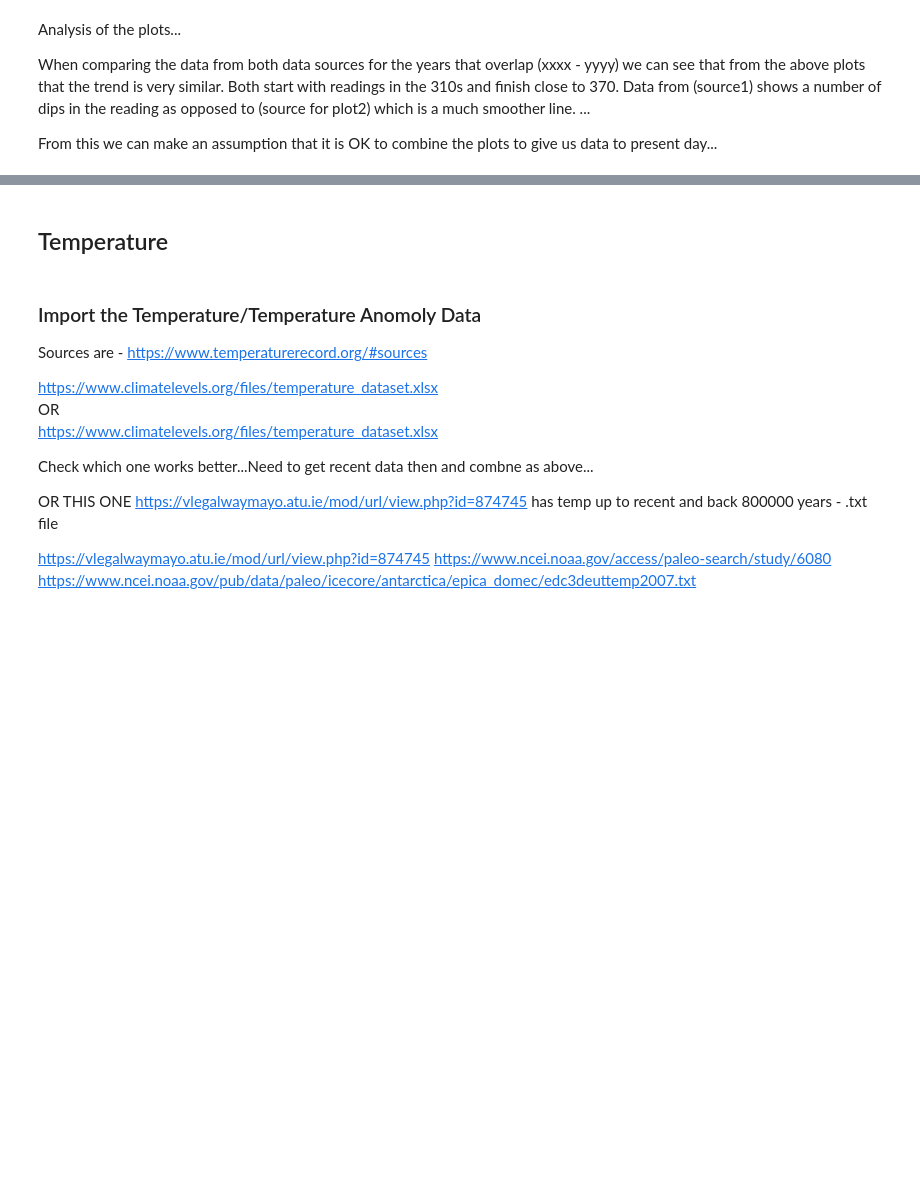
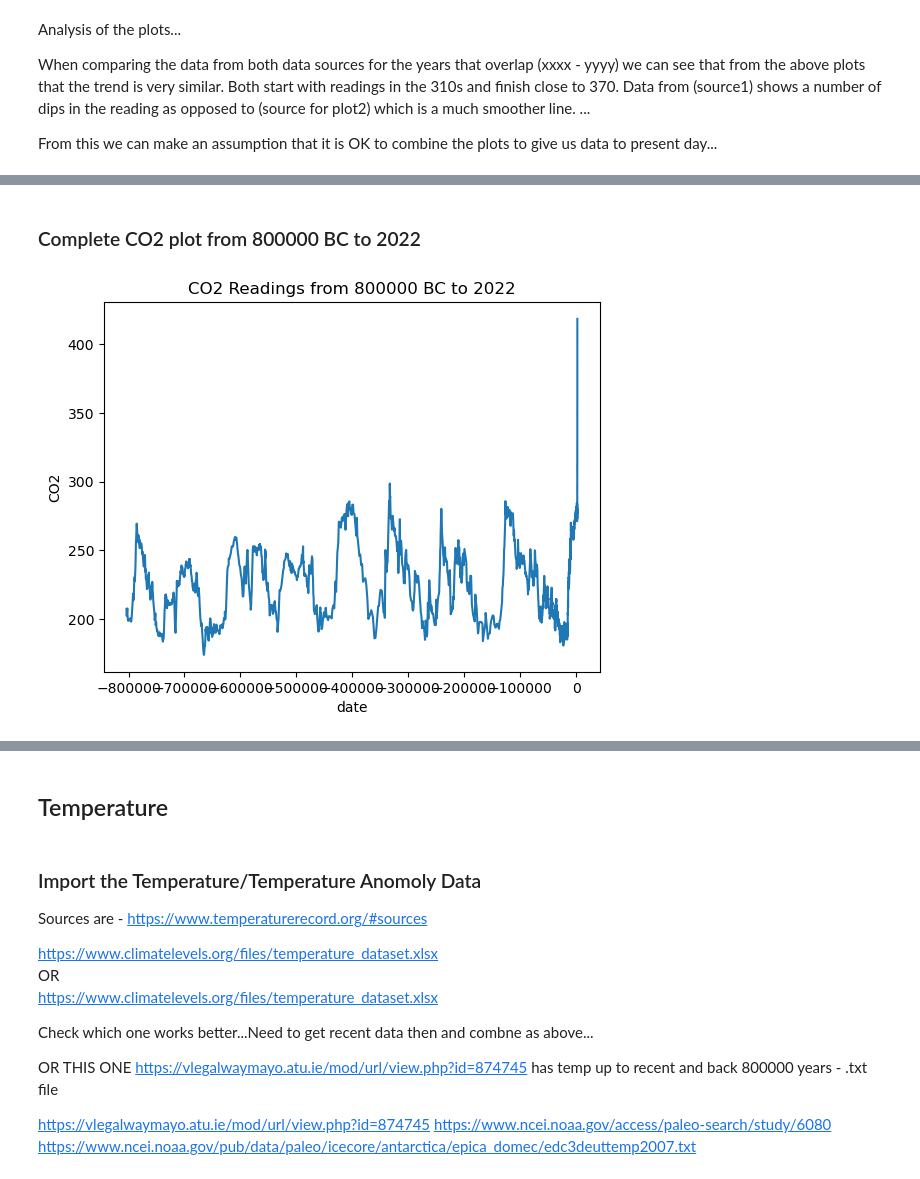
Before and after one commit to PeeBs68/prog_da_project2, a Jupyter notebook: project2.ipynb, the cells around one changed output, grey strips where cells are left out. Drawn from its saved outputs; the diff is of its cells as text; code cells hidden in the pictures; blank space fills up the shorter version.

```diff
--- a/project2.ipynb
+++ b/project2.ipynb
@@ -140,0 +150,19 @@ Create final plot of CO2...
+# %%
+# split out required data
+
+final_ncei_df = ncei_df[['date', 'CO2']] # -800000 to 2001
+final_gml_df = gml_df[['date', 'CO2']].tail(21) # 2002 to 2022
+final_gml_df['date'] = gml_df['date'].astype(int)
+final_gml_df = final_gml_df.sort_values(by=['date'],ascending=False)
+
+#Concatenate the two - https://pandas.pydata.org/docs/user_guide/merging.html
+dfs_to_concat = [final_gml_df, final_ncei_df]
+final_co2_df = pd.concat(dfs_to_concat, ignore_index = True)
+
+#final_co2_df.head (40)
+# %% [markdown]
+### Complete CO2 plot from 800000 BC to 2022
+# %%
+sns.lineplot(data=final_co2_df, x='date', y='CO2').set(title='CO2 Readings from 800000 BC to 2022');
+# %% [output]
+[figure, added]
```
Also changed, not shown: parts of 21 cells of this notebook.
